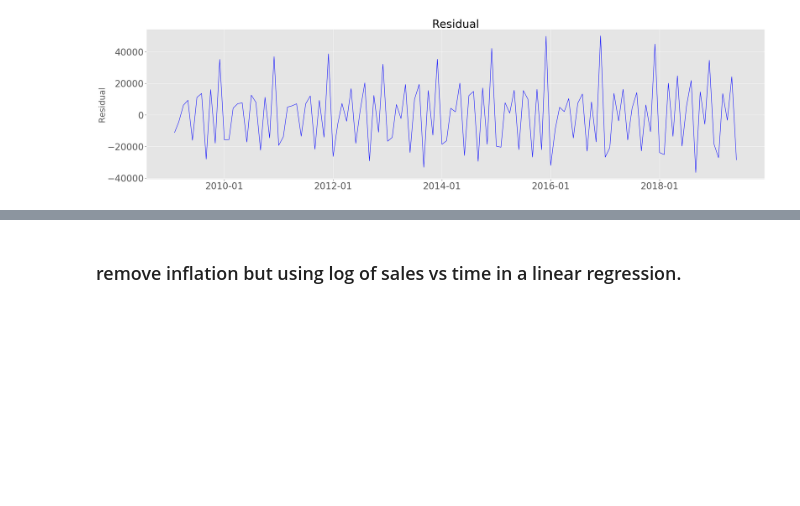
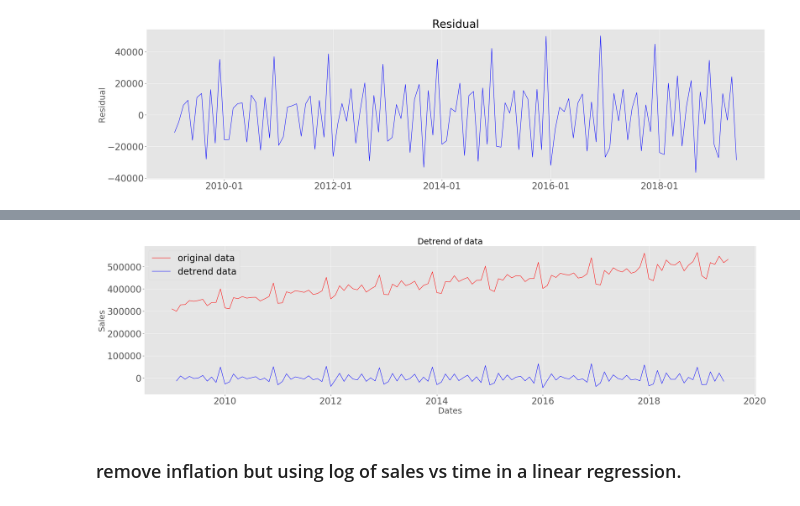
Before and after one commit to bondxue/FRE-6351-Time-Series-Anlysis, a Jupyter notebook: HW1-Seasonality-Stability-and-Detrending/HW1.ipynb, the cells around one changed output, grey strips where cells are left out. Drawn from its saved outputs; the diff is of its cells as text; code cells hidden in the pictures; blank space fills up the shorter version.

```diff
--- a/HW1-Seasonality-Stability-and-Detrending/HW1.ipynb
+++ b/HW1-Seasonality-Stability-and-Detrending/HW1.ipynb
@@ -227,2 +231,18 @@ def remove_seasonality(retail_sales, ):
+# %%
+def remove_trend(retail_sales, trend):
+    x_date = retail_sales.index
+    plt.style.use('ggplot')
+    fig, gx = plt.subplots(figsize = (40,10))
+    gx.plot(x_date, retail_sales.Value, 'r',label='original data')
+    gx.plot(x_date, retail_sales.Value - trend, 'b', label = 'detrend data')
+    gx.legend(loc=2)
+    gx.set_xlabel('Dates',size=40, fontsize=30)
+    gx.set_ylabel('Sales', fontsize=30)
+    gx.set_title('Detrend of data', fontsize=30)
+    plt.show()
+
+remove_trend(retail_sales, trend)
+# %% [output]
+[figure, added]
 # %% [markdown]
 ### remove inflation but using log of sales vs time in a linear regression.
```
Also changed, not shown: parts of 4 cells of this notebook.
